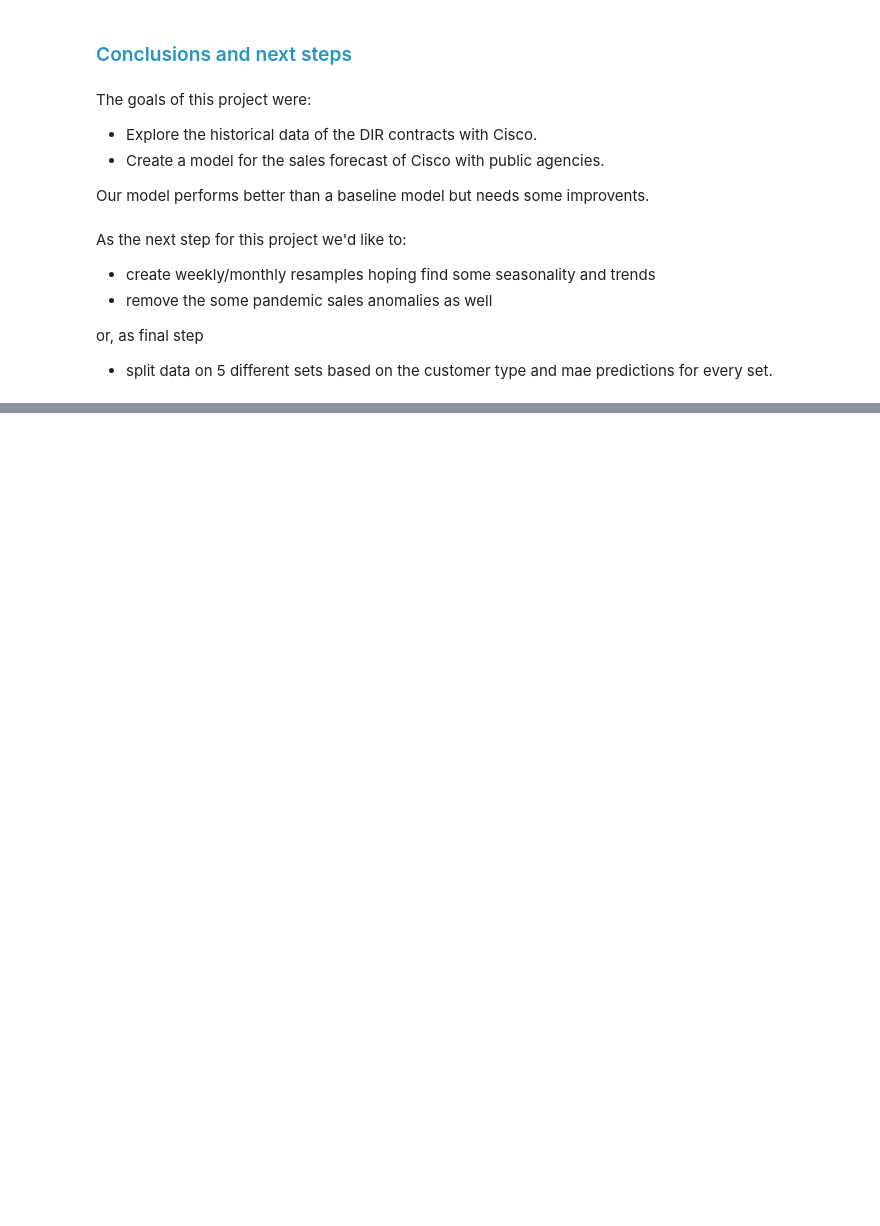
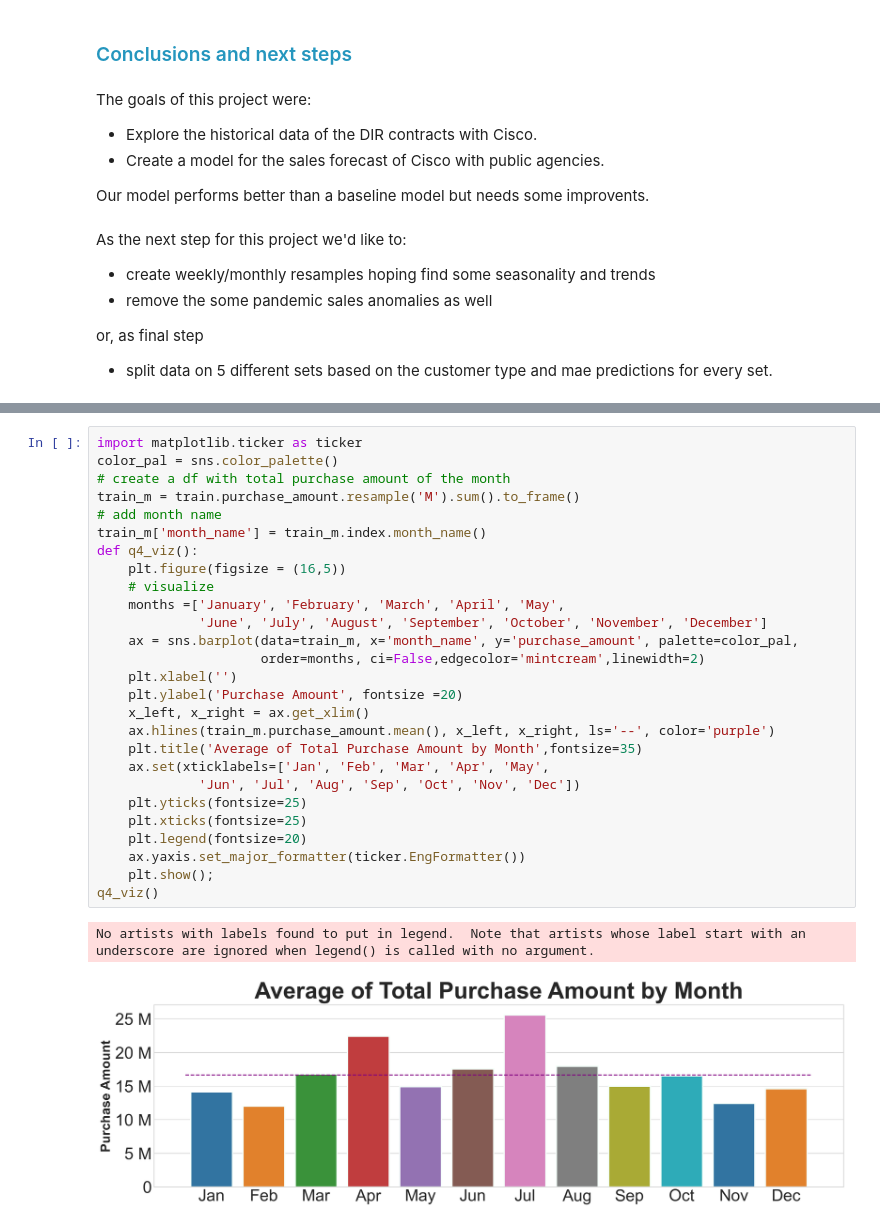
Before and after one commit to The-Real-MVPs/cisco-time-series-analysis, a Jupyter notebook: yvette_ibarra/draft_final_notebook-Copy1.ipynb, the cells around one changed output, grey strips where cells are left out. Drawn from its saved outputs; the diff is of its cells as text; blank space fills up the shorter version.

```diff
--- a/yvette_ibarra/draft_final_notebook-Copy1.ipynb
+++ b/yvette_ibarra/draft_final_notebook-Copy1.ipynb
@@ -529,0 +672,30 @@ or, as final step
+# %%
+import matplotlib.ticker as ticker
+color_pal = sns.color_palette()
+# create a df with total purchase amount of the month
+train_m = train.purchase_amount.resample('M').sum().to_frame()
+# add month name
+train_m['month_name'] = train_m.index.month_name()
+def q4_viz():
+    plt.figure(figsize = (16,5))
+    # visualize
+    months =['January', 'February', 'March', 'April', 'May',
+             'June', 'July', 'August', 'September', 'October', 'November', 'December']
+    ax = sns.barplot(data=train_m, x='month_name', y='purchase_amount', palette=color_pal,
+                     order=months, ci=False,edgecolor='mintcream',linewidth=2)
+    plt.xlabel('')
+    plt.ylabel('Purchase Amount', fontsize =20)
+    x_left, x_right = ax.get_xlim()
+    ax.hlines(train_m.purchase_amount.mean(), x_left, x_right, ls='--', color='purple')
+    plt.title('Average of Total Purchase Amount by Month',fontsize=35)
+    ax.set(xticklabels=['Jan', 'Feb', 'Mar', 'Apr', 'May',
+             'Jun', 'Jul', 'Aug', 'Sep', 'Oct', 'Nov', 'Dec'])
+    plt.yticks(fontsize=25)
+    plt.xticks(fontsize=25)
+    plt.legend(fontsize=20)
+    ax.yaxis.set_major_formatter(ticker.EngFormatter())
+    plt.show();
+q4_viz()
+# %% [output]
+No artists with labels found to put in legend.  Note that artists whose label start with an underscore are ignored when legend() is called with no argument.
+[figure, added]
```
Also changed, not shown: parts of 14 cells of this notebook.
